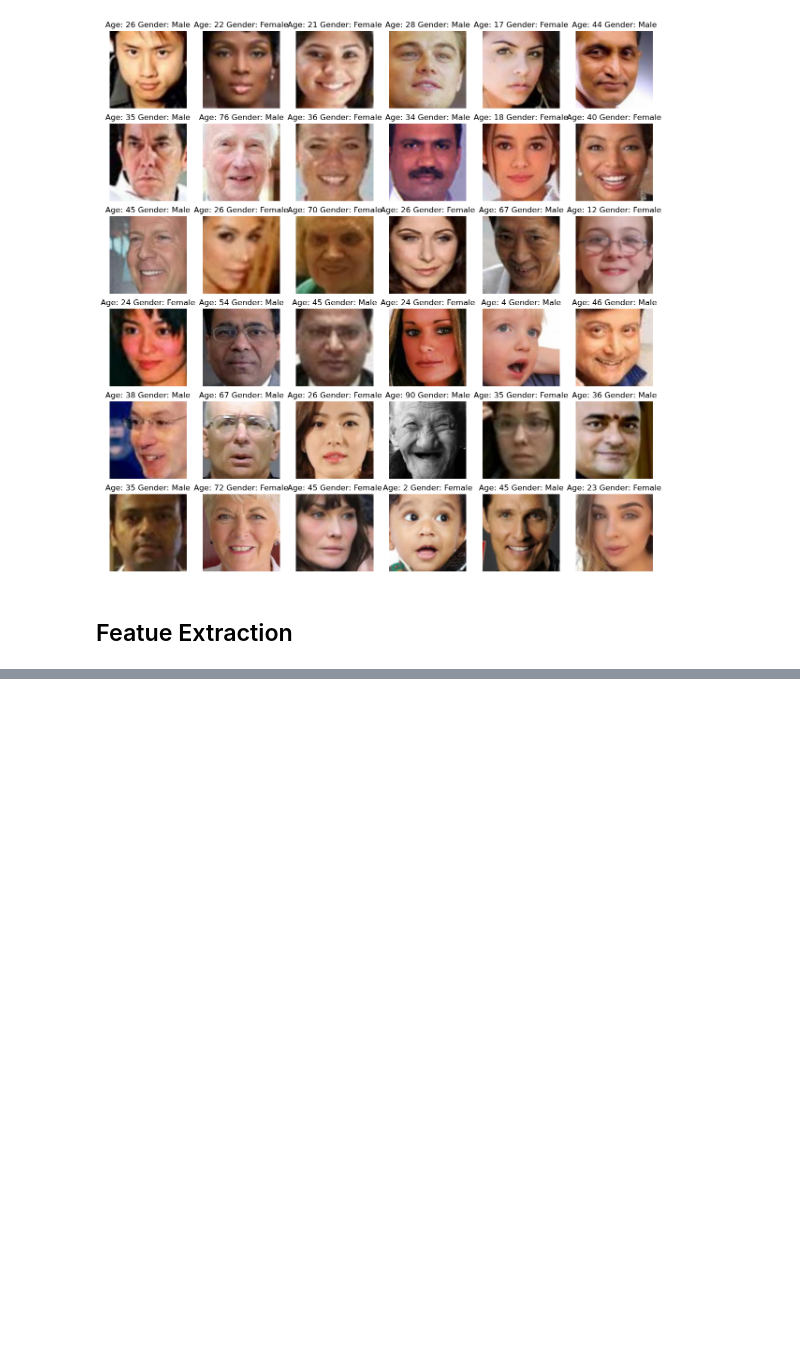
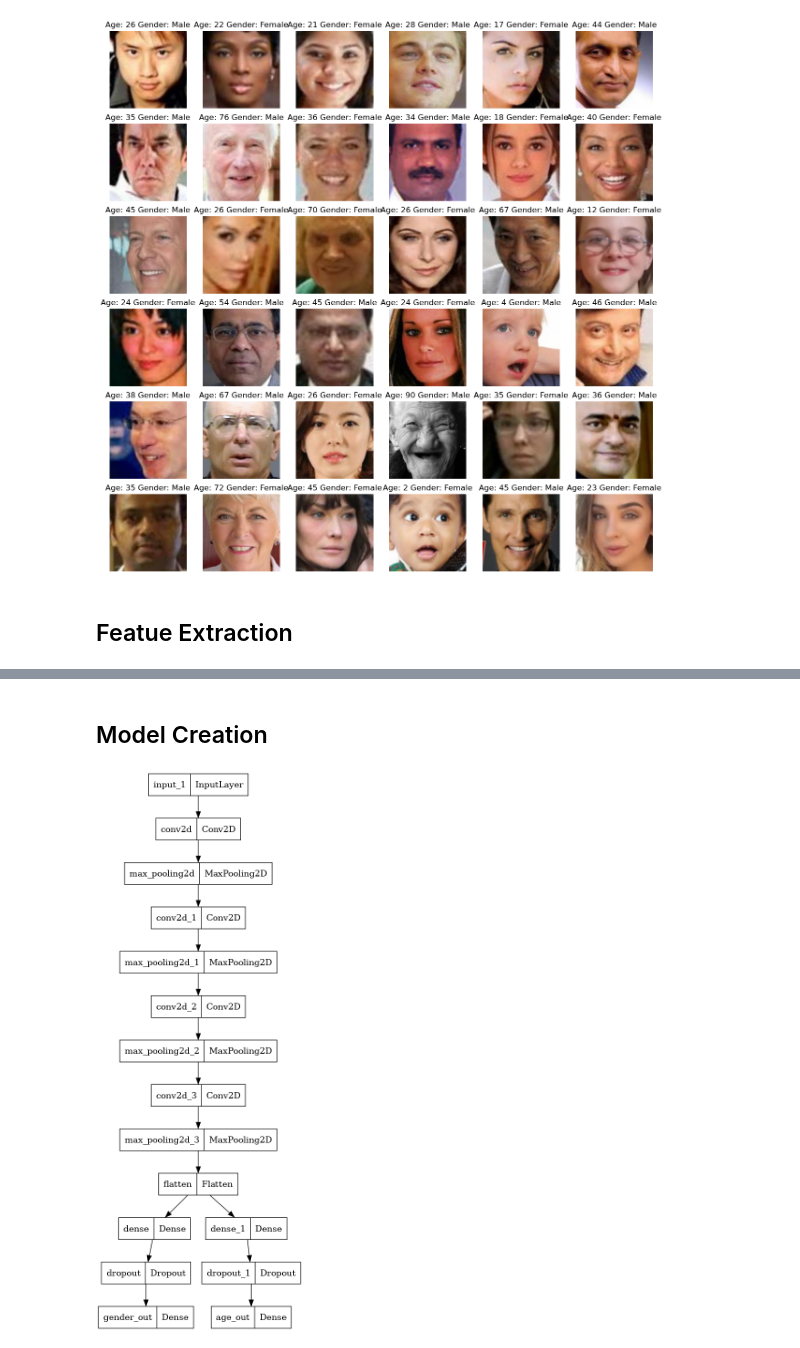
Before and after one commit to ronitttm/Gender-Age-Detection-System, a Jupyter notebook: gender-age-detection.ipynb, the cells around one changed output, grey strips where cells are left out. Cells and saved outputs as stored; diff of their text form; code cells hidden in the pictures; blank space fills up the shorter version.

Commit message:
Kaggle Notebook | Gender_Age_Detection | Version 3

```diff
--- a/gender-age-detection.ipynb
+++ b/gender-age-detection.ipynb
@@ -97,0 +127,36 @@ for index, file, age, gender in files.itertuples():
+# %%
+input_shape = (128, 128, 1)
+# %% [markdown]
+## Model Creation
+# %%
+inputs = Input((input_shape))
+# convolutional layers
+conv_1 = Conv2D(32, kernel_size=(3, 3), activation='relu') (inputs)
+maxp_1 = MaxPooling2D(pool_size=(2, 2)) (conv_1)
+conv_2 = Conv2D(64, kernel_size=(3, 3), activation='relu') (maxp_1)
+maxp_2 = MaxPooling2D(pool_size=(2, 2)) (conv_2)
+conv_3 = Conv2D(128, kernel_size=(3, 3), activation='relu') (maxp_2)
+maxp_3 = MaxPooling2D(pool_size=(2, 2)) (conv_3)
+conv_4 = Conv2D(256, kernel_size=(3, 3), activation='relu') (maxp_3)
+maxp_4 = MaxPooling2D(pool_size=(2, 2)) (conv_4)
+
+flatten = Flatten() (maxp_4)
+
+# fully connected layers
+dense_1 = Dense(256, activation='relu') (flatten)
+dense_2 = Dense(256, activation='relu') (flatten)
+
+dropout_1 = Dropout(0.3) (dense_1)
+dropout_2 = Dropout(0.3) (dense_2)
+
+output_1 = Dense(1, activation='sigmoid', name='gender_out') (dropout_1)
+output_2 = Dense(1, activation='relu', name='age_out') (dropout_2)
+
+model = Model(inputs=[inputs], outputs=[output_1, output_2])
+
+model.compile(loss=['binary_crossentropy', 'mae'], optimizer='adam', metrics=['accuracy'])
+# %%
+from tensorflow.keras.utils import plot_model
+plot_model(model)
+# %% [output]
+[figure, added]
```
Also changed, not shown: parts of 20 cells of this notebook.
